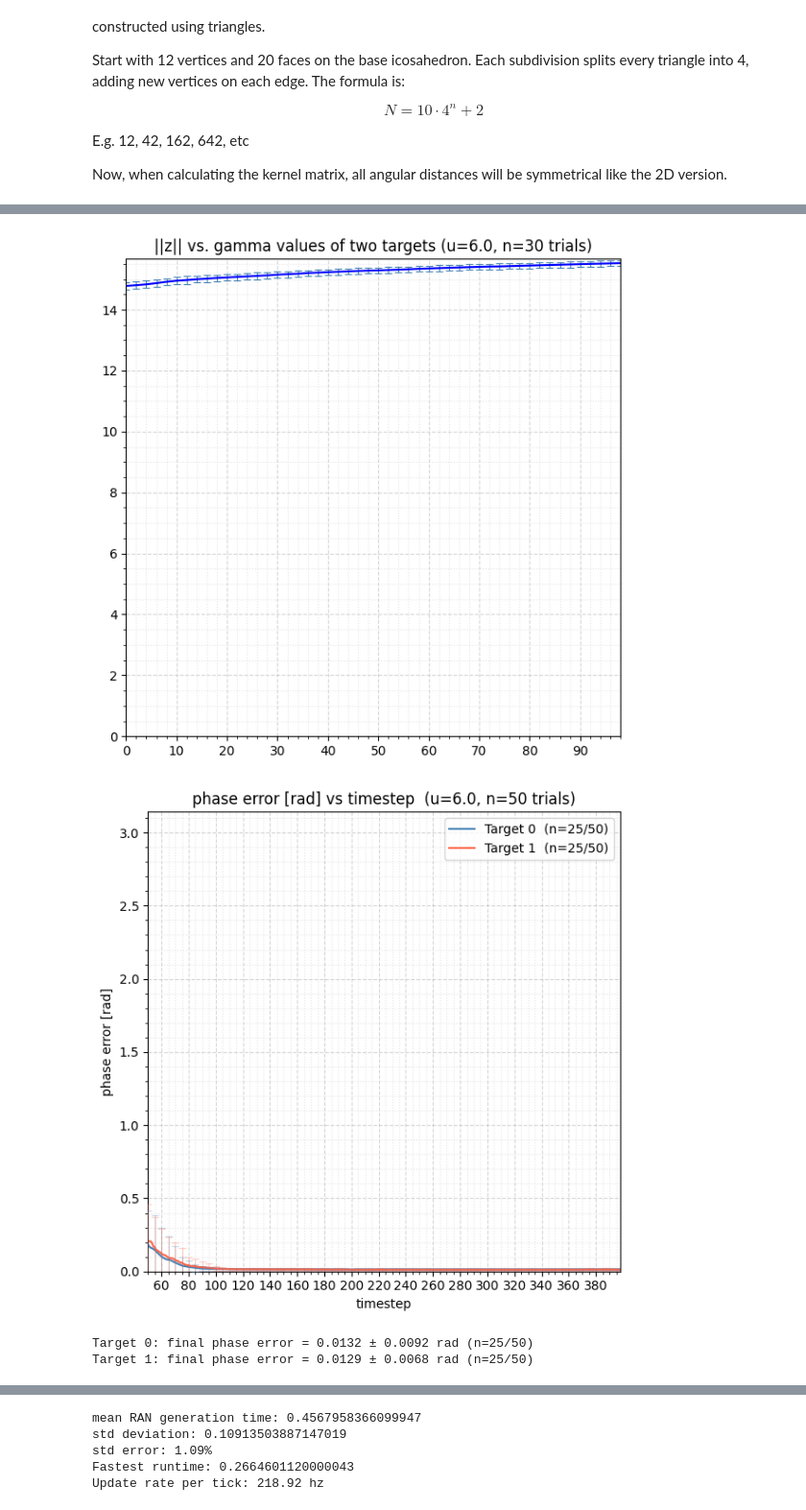
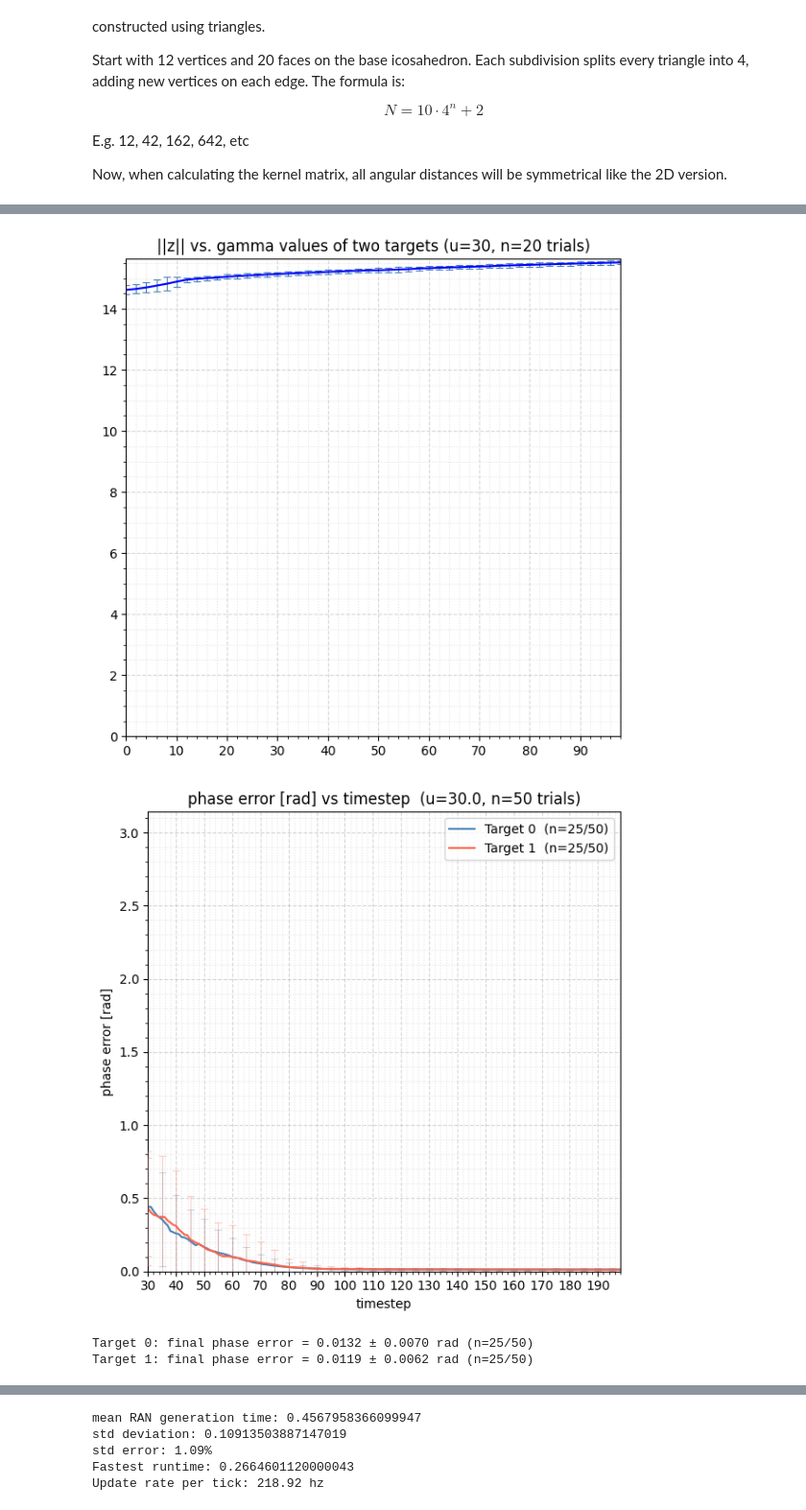
Before and after one commit to noah-ginzburg/RANController, a Jupyter notebook: RAN/mean_field_model_3d.ipynb, the cells around one changed output, grey strips where cells are left out. Shown at 96% size. Drawn from its saved outputs; the diff is of its cells as text; code cells hidden in the pictures.

```diff
--- a/RAN/mean_field_model_3d.ipynb
+++ b/RAN/mean_field_model_3d.ipynb
@@ -357,7 +355,7 @@ target2 = [2.0, (-np.pi), np.pi/2, 20.0]   #distance, phi, theta, quality
 targets = [target1, target2]
 # %%
 # Node positions and connectivity
-alphas, M = genetate_connection_matrix(nodes, 0, J, v)
+alphas, M = genetate_connection_matrix(nodes, v)
 
 fig, ax = plt.subplots(figsize=(5, 5))
 ax.scatter(alphas, M, color='blue')
@@ -390,7 +388,7 @@ target2 = [2.0, (np.pi), np.pi/2, 20.0]
 targets = [target1, target2]
 
 T = 400
-u=6.0
+u=30.0
 sigma=1.5
 b = generate_sensory_input(nodes, targets, kappa)
 # b = generate_equal_sensory_input(nodes, targets, kappa)
@@ -470,7 +468,7 @@ b_closest=0.7893370379638585
 
 #u_vals = [u_crit, 1.0, 3.0, 5.0, 5.85, 7.0, 10.0, 15.0, 25.0]
 u_vals = []
-for i in range(0,25):
+for i in range(0,70):
     u_vals.append(float(i))
 
 n_trials = 10
@@ -479,7 +477,7 @@ z_vals_mean = []
 z_vals_std = []
 
 for num in range(len(u_vals)):
-    T = 400
+    T = 300
     trial_norms = []
     for trial in range(n_trials):
         b = generate_sensory_input(nodes, targets, kappa)
@@ -488,5 +486,5 @@ for num in range(len(u_vals)):
     z_vals_mean.append(float(np.mean(trial_norms)))
     z_vals_std.append(float(np.std(trial_norms)))
 
-plot_scatter_regular(u_vals, z_vals_mean, 1, "||z|| vs. u values", yerr=z_vals_std, errbar_step=1)
+plot_scatter_regular(u_vals, z_vals_mean, 5, "||z|| vs. u values", yerr=z_vals_std, errbar_step=5)
 # %% [output]
@@ -503,9 +501,9 @@ gamma_vals = []
 for i in range(0,100,2):
     gamma_vals.append(float(i))
 
-n_trials = 30
-T = 400
-u = 6.0
+n_trials = 20
+T = 200
+u = 30
 beta = 1.5
 sigma = 1.5
 z_vals_mean = []
@@ -528,11 +526,11 @@ for num in range(len(gamma_vals)):
 plot_scatter_regular(gamma_vals, z_vals_mean, len(gamma_vals)/5,
                       f"||z|| vs. gamma values of two targets (u={u}, n={n_trials} trials)", yerr=z_vals_std, errbar_step=1,)
 # %% [output]
-[figure, old version]
+[figure, new version]
 # %%
 n_trials = 50
-T = 400
-u = 6.0
+T = 200
+u = 30.0
 
 # reset targets — the gamma cell above mutates quality in-place
 target1 = [2.0, 0, np.pi/2, 30.0]
@@ -541,7 +539,7 @@ targets = [target1, target2]
 
 b = generate_sensory_input(nodes, targets, kappa)
 
-start_index = 50
+start_index = 30
 end_index = T - 1
 n_steps = end_index - start_index
 
@@ -580,36 +578,36 @@ for t_idx in range(len(targets)):
 
     final_errors[t_idx] = (mean[-1], std[-1], n_selected)
 
     ax.plot(x_vals, mean, color=c, linewidth=1.5,
             label=f'Target {t_idx}  (n={n_selected}/{n_trials})', zorder=2)
     eb_idx = np.where(errbar_mask)[0]
     _, caps, bars = ax.errorbar(x_vals[eb_idx], mean[eb_idx], yerr=std[eb_idx],
                                 color=c, ecolor=c, elinewidth=0.8, capsize=3, capthick=0.8,
                                 fmt='none', zorder=3)
     for bar in bars:
         bar.set_alpha(0.3)
     for cap in caps:
         cap.set_alpha(0.3)
 
 ax.set_xlim(x_vals[0], x_vals[-1])
 ax.set_ylim(0, np.pi)
 ax.xaxis.set_major_locator(ticker.MultipleLocator(int(T / 20)))
 ax.grid(True, which='major', linestyle='--', alpha=0.5)
 ax.grid(True, which='minor', linestyle=':', alpha=0.3)
 ax.minorticks_on()
 ax.legend()
 ax.set_title(f'phase error [rad] vs timestep  (u={u}, n={n_trials} trials)')
 ax.set_xlabel('timestep')
 ax.set_ylabel('phase error [rad]')
 plt.tight_layout()
 plt.show()
 
 for t_idx, (mean_final, std_final, n_selected) in final_errors.items():
     print(f'Target {t_idx}: final phase error = {mean_final:.4f} ± {std_final:.4f} rad (n={n_selected}/{n_trials})')
 # %% [output]
-[figure, old version]
+[figure, new version]
-Target 0: final phase error = 0.0132 ± 0.0092 rad (n=25/50)
-Target 1: final phase error = 0.0129 ± 0.0068 rad (n=25/50)
+Target 0: final phase error = 0.0132 ± 0.0070 rad (n=25/50)
+Target 1: final phase error = 0.0119 ± 0.0062 rad (n=25/50)
 # %%
 # Static RAN run, sweep gamma (quality) of two targets — phase error averaged over the last third of the run
 
```
Also changed, not shown: parts of 7 cells of this notebook, 4 other files.
